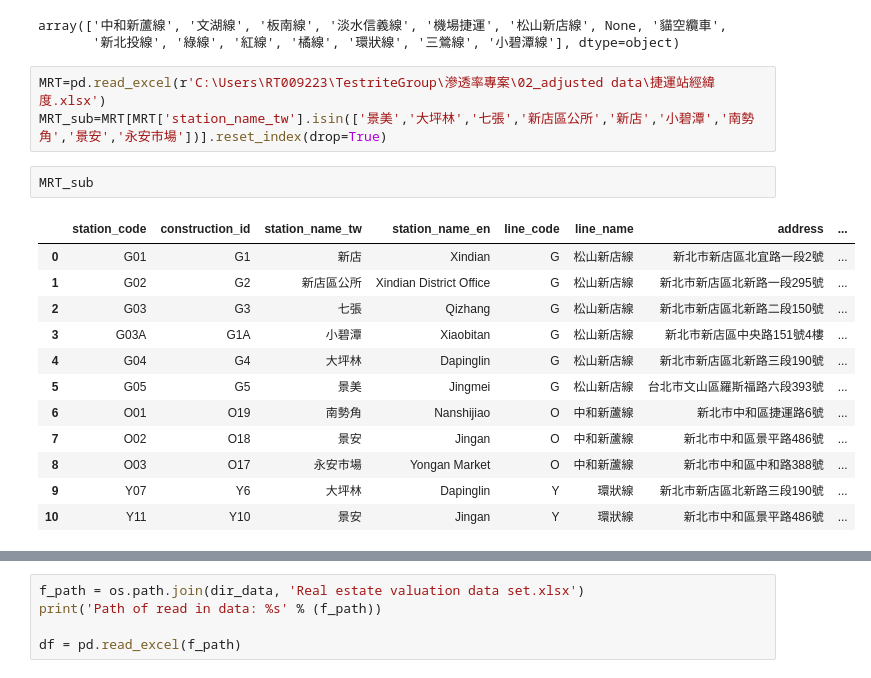
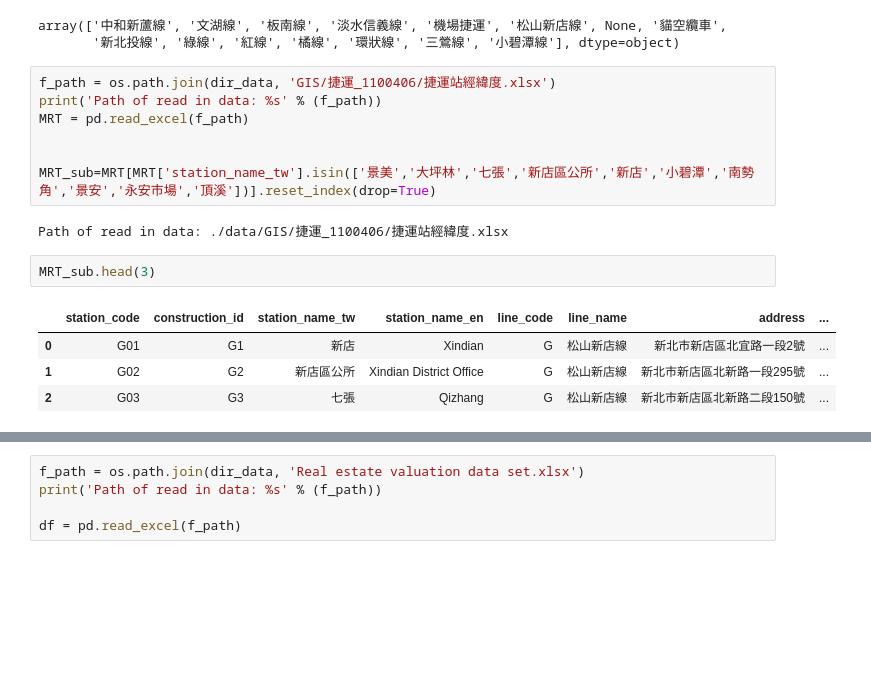
Before and after one commit to GallonShih/Projects, a Jupyter notebook: SideProject/04_UCI_Real_estate_valuation/Real Estate Valuation.ipynb, the cells around one changed output, grey strips where cells are left out. Saved outputs shown, nothing was run; the diff lists cells and outputs as text; blank space fills up the shorter version.

```diff
--- a/SideProject/04_UCI_Real_estate_valuation/Real Estate Valuation.ipynb
+++ b/SideProject/04_UCI_Real_estate_valuation/Real Estate Valuation.ipynb
@@ -65,21 +66,19 @@ gdf_mrt['MRTCODE'].unique()
 array(['中和新蘆線', '文湖線', '板南線', '淡水信義線', '機場捷運', '松山新店線', None, '貓空纜車',
        '新北投線', '綠線', '紅線', '橘線', '環狀線', '三鶯線', '小碧潭線'], dtype=object)
 # %%
-MRT=pd.read_excel(r'C:\Users\RT009223\TestriteGroup\滲透率專案\02_adjusted data\捷運站經緯度.xlsx')
-MRT_sub=MRT[MRT['station_name_tw'].isin(['景美','大坪林','七張','新店區公所','新店','小碧潭','南勢角','景安','永安市場'])].reset_index(drop=True)
+f_path = os.path.join(dir_data, 'GIS/捷運_1100406/捷運站經緯度.xlsx')
+print('Path of read in data: %s' % (f_path))
+MRT = pd.read_excel(f_path)
+
+
+MRT_sub=MRT[MRT['station_name_tw'].isin(['景美','大坪林','七張','新店區公所','新店','小碧潭','南勢角','景安','永安市場','頂溪'])].reset_index(drop=True)
+# %% [output]
+Path of read in data: ./data/GIS/捷運_1100406/捷運站經緯度.xlsx
 # %%
-MRT_sub
+MRT_sub.head(3)
 # %% [output]
 |  | station_code | construction_id | station_name_tw | station_name_en | line_code | line_name | address | ... |
 | 0 | G01 | G1 | 新店 | Xindian | G | 松山新店線 | 新北市新店區北宜路一段2號 | ... |
 | 1 | G02 | G2 | 新店區公所 | Xindian District Office | G | 松山新店線 | 新北市新店區北新路一段295號 | ... |
 | 2 | G03 | G3 | 七張 | Qizhang | G | 松山新店線 | 新北市新店區北新路二段150號 | ... |
-| 3 | G03A | G1A | 小碧潭 | Xiaobitan | G | 松山新店線 | 新北市新店區中央路151號4樓 | ... |
-| 4 | G04 | G4 | 大坪林 | Dapinglin | G | 松山新店線 | 新北市新店區北新路三段190號 | ... |
-| 5 | G05 | G5 | 景美 | Jingmei | G | 松山新店線 | 台北市文山區羅斯福路六段393號 | ... |
-| 6 | O01 | O19 | 南勢角 | Nanshijiao | O | 中和新蘆線 | 新北市中和區捷運路6號 | ... |
-| 7 | O02 | O18 | 景安 | Jingan | O | 中和新蘆線 | 新北市中和區景平路486號 | ... |
-| 8 | O03 | O17 | 永安市場 | Yongan Market | O | 中和新蘆線 | 新北市中和區中和路388號 | ... |
-| 9 | Y07 | Y6 | 大坪林 | Dapinglin | Y | 環狀線 | 新北市新店區北新路三段190號 | ... |
-| 10 | Y11 | Y10 | 景安 | Jingan | Y | 環狀線 | 新北市中和區景平路486號 | ... |
 # %%
```
Also changed, not shown: parts of 28 cells of this notebook.
